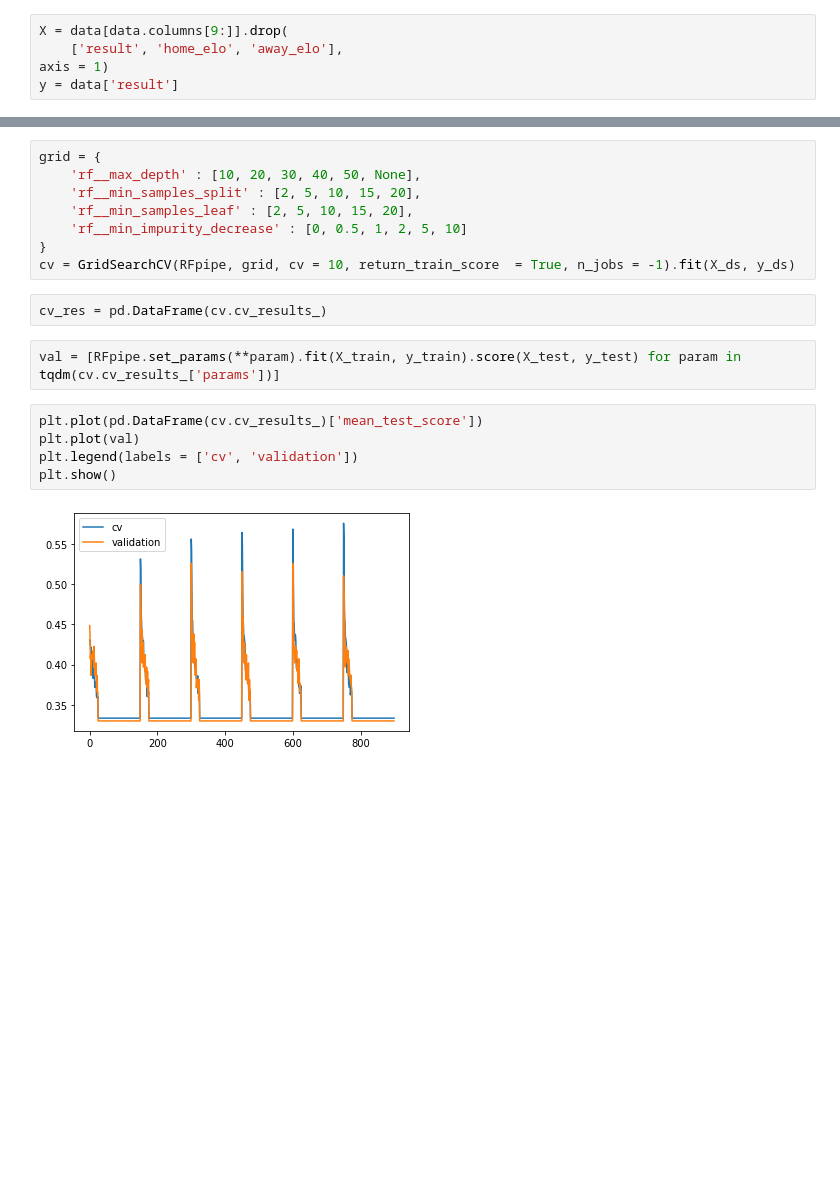
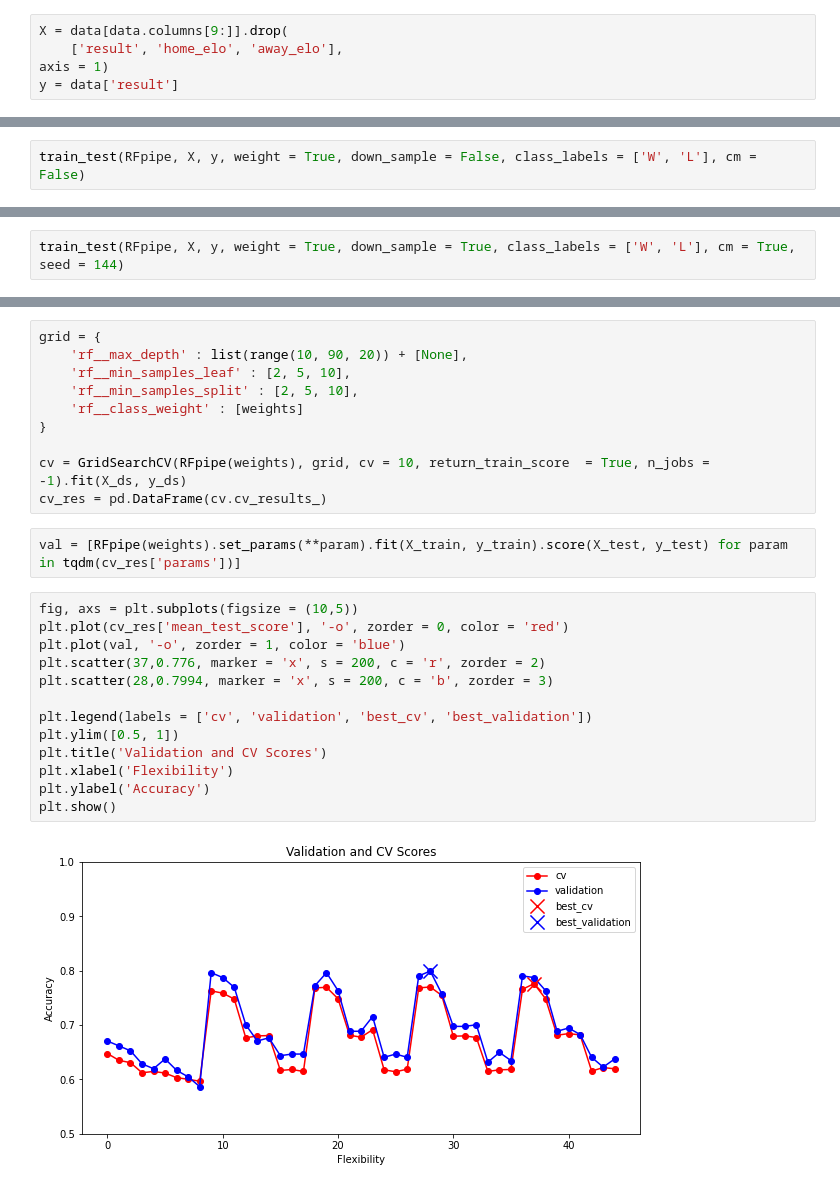
Before and after one commit to kcelebi/euro-football-officials-ML, a Jupyter notebook: pysrc/clean_ml.ipynb, the cells around one changed output, grey strips where cells are left out. Cells and saved outputs as stored; diff of their text form; blank space fills up the shorter version.

```diff
--- a/pysrc/clean_ml.ipynb
+++ b/pysrc/clean_ml.ipynb
@@ -83,0 +133,2 @@ print(clf.score(X_test, y_test))
+# %%
+train_test(RFpipe, X, y, weight = True, down_sample = False, class_labels = ['W', 'L'], cm = False)
@@ -83,0 +145,2 @@ print(clf.score(X_test, y_test))
+# %%
+train_test(RFpipe, X, y, weight = True, down_sample = True, class_labels = ['W', 'L'], cm = True, seed = 144)
@@ -84,19 +159,27 @@ print(clf.score(X_test, y_test))
 # %%
 grid = {
-    'rf__max_depth' : [10, 20, 30, 40, 50, None],
-    'rf__min_samples_split' : [2, 5, 10, 15, 20],
-    'rf__min_samples_leaf' : [2, 5, 10, 15, 20],
-    'rf__min_impurity_decrease' : [0, 0.5, 1, 2, 5, 10]
+    'rf__max_depth' : list(range(10, 90, 20)) + [None],
+    'rf__min_samples_leaf' : [2, 5, 10],
+    'rf__min_samples_split' : [2, 5, 10],
+    'rf__class_weight' : [weights]
 }
-cv = GridSearchCV(RFpipe, grid, cv = 10, return_train_score  = True, n_jobs = -1).fit(X_ds, y_ds)
+
+cv = GridSearchCV(RFpipe(weights), grid, cv = 10, return_train_score  = True, n_jobs = -1).fit(X_ds, y_ds)
+cv_res = pd.DataFrame(cv.cv_results_)
-# %%
-cv_res = pd.DataFrame(cv.cv_results_)
 # %%
-val = [RFpipe.set_params(**param).fit(X_train, y_train).score(X_test, y_test) for param in tqdm(cv.cv_results_['params'])]
+val = [RFpipe(weights).set_params(**param).fit(X_train, y_train).score(X_test, y_test) for param in tqdm(cv_res['params'])]
 # %%
-plt.plot(pd.DataFrame(cv.cv_results_)['mean_test_score'])
-plt.plot(val)
-plt.legend(labels = ['cv', 'validation'])
+fig, axs = plt.subplots(figsize = (10,5))
+plt.plot(cv_res['mean_test_score'], '-o', zorder = 0, color = 'red')
+plt.plot(val, '-o', zorder = 1, color = 'blue')
+plt.scatter(37,0.776, marker = 'x', s = 200, c = 'r', zorder = 2)
+plt.scatter(28,0.7994, marker = 'x', s = 200, c = 'b', zorder = 3)
+
+plt.legend(labels = ['cv', 'validation', 'best_cv', 'best_validation'])
+plt.ylim([0.5, 1])
+plt.title('Validation and CV Scores')
+plt.xlabel('Flexibility')
+plt.ylabel('Accuracy')
 plt.show()
 # %% [output]
-[figure, old version]
+[figure, new version]
```
Also changed, not shown: parts of 13 cells of this notebook.
